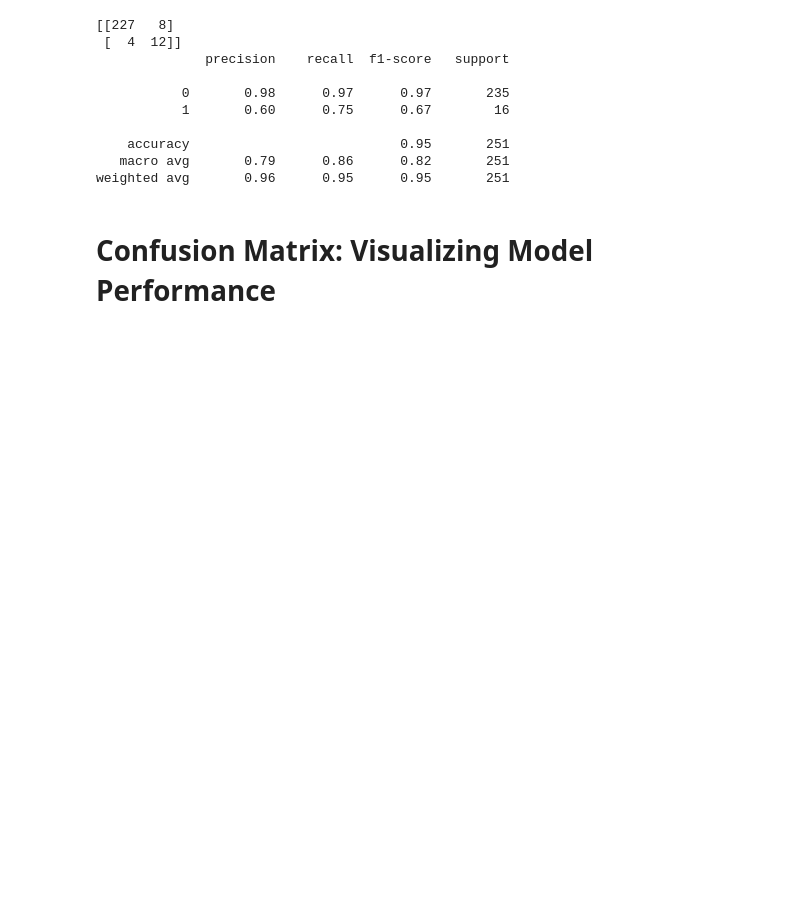
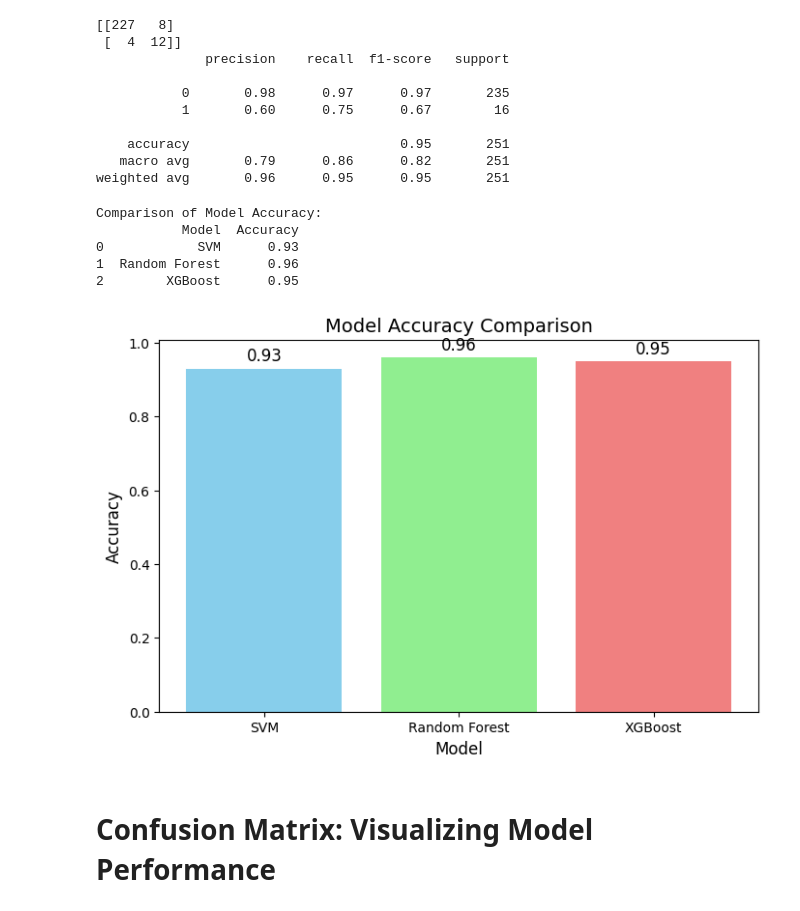
Before and after one commit to va22abb/Msc-Data-Project-Comparative-study-of-machine-learning-algorithms-in-predicting-cervical-cancer, a Jupyter notebook: Cervical_Cancer_Code.ipynb, the cells around one changed output. Drawn from its saved outputs; the diff is of its cells as text; code cells hidden in the pictures; blank space fills up the shorter version.

Commit message:
Evaluated model accuracy and visualized results with a comparison table and bar chart

```diff
--- a/Cervical_Cancer_Code.ipynb
+++ b/Cervical_Cancer_Code.ipynb
@@ -524,6 +537,56 @@ print(classification_report(y_test, y_pred_xgb))
     accuracy                           0.95       251
    macro avg       0.79      0.86      0.82       251
 weighted avg       0.96      0.95      0.95       251
+# %%
+# Defining a function to evaluate accuracy for a model
+def evaluate_accuracy(y_test, y_pred):
+    return accuracy_score(y_test, y_pred)
+
+# Evaluating the SVM model
+svm_accuracy = evaluate_accuracy(y_test, y_pred_svm)
+
+# Evaluating the Random Forest model
+rf_accuracy = evaluate_accuracy(y_test, y_pred_rf)
+
+# Evaluating the XGBoost model
+xgb_accuracy = evaluate_accuracy(y_test, y_pred_xgb)
+
+# Creating a comparison table
+results_table = pd.DataFrame({
+    'Model': ['SVM', 'Random Forest', 'XGBoost'],
+    'Accuracy': [round(svm_accuracy, 2), round(rf_accuracy, 2), round(xgb_accuracy, 2)]
+})
+
+# Visualizing the table
+print("\nComparison of Model Accuracy:")
+print(results_table)
+
+# Optionally,Saving the table to CSV file
+results_table.to_csv("model_accuracy_comparison.csv", index=False)
+# %% [output]
+Comparison of Model Accuracy:
+           Model  Accuracy
+0            SVM      0.93
+1  Random Forest      0.96
+2        XGBoost      0.95
+# %%
+# Plotting the accuracy comparison bar chart
+plt.figure(figsize=(8, 5))
+plt.bar(results_table['Model'], results_table['Accuracy'], color=['skyblue', 'lightgreen', 'lightcoral'])
+
+# Adding labels and title
+plt.title('Model Accuracy Comparison', fontsize=14)
+plt.xlabel('Model', fontsize=12)
+plt.ylabel('Accuracy', fontsize=12)
+
+# Showing the accuracy values on top of the bars
+for i, v in enumerate(results_table['Accuracy']):
+    plt.text(i, v + 0.01, str(v), ha='center', va='bottom', fontsize=12)
+
+# Display the plot
+plt.show()
+# %% [output]
+[figure, added]
 # %% [markdown]
 # **Confusion Matrix: Visualizing Model Performance**
 # %%
```
Also changed, not shown: parts of 18 cells of this notebook.
